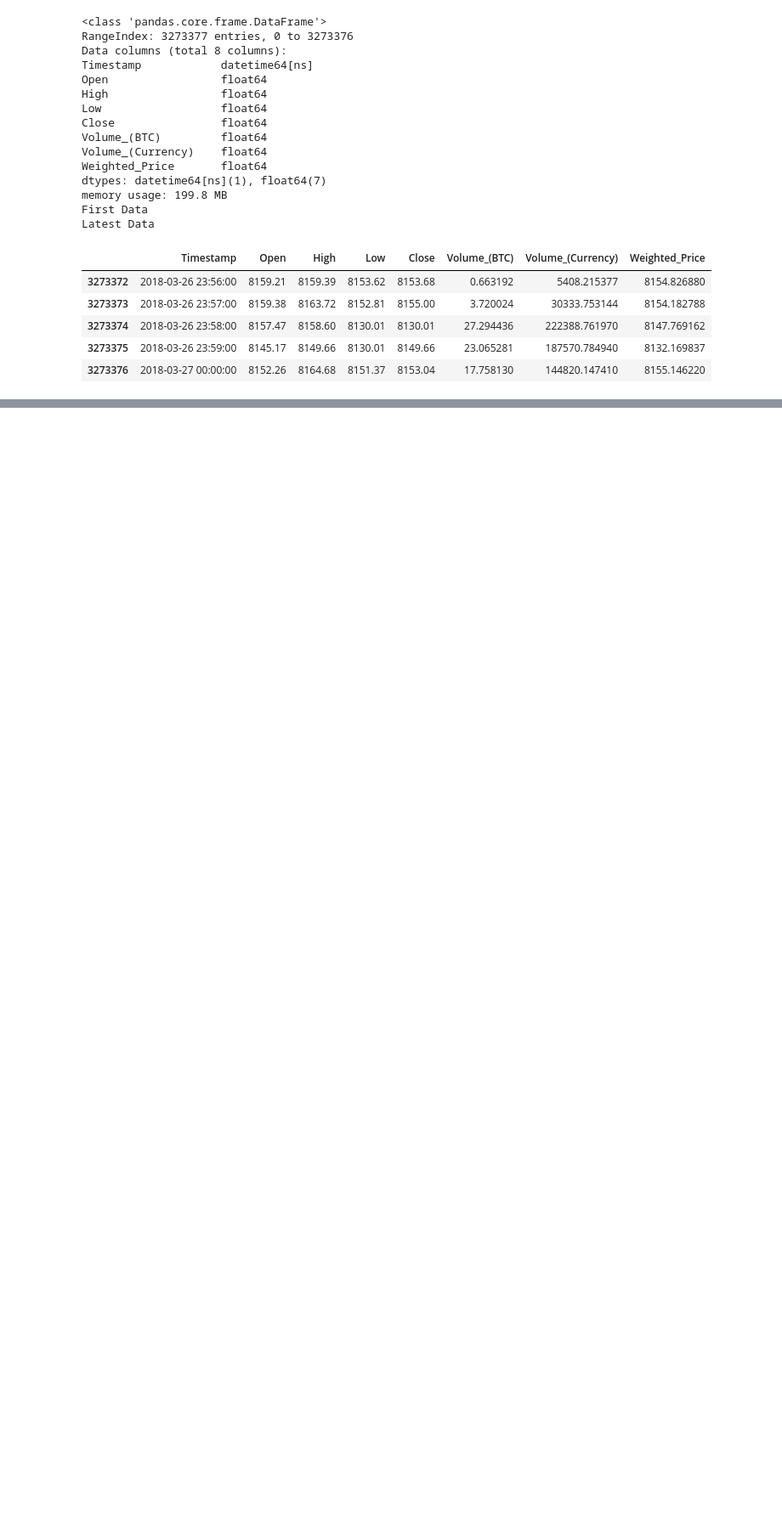
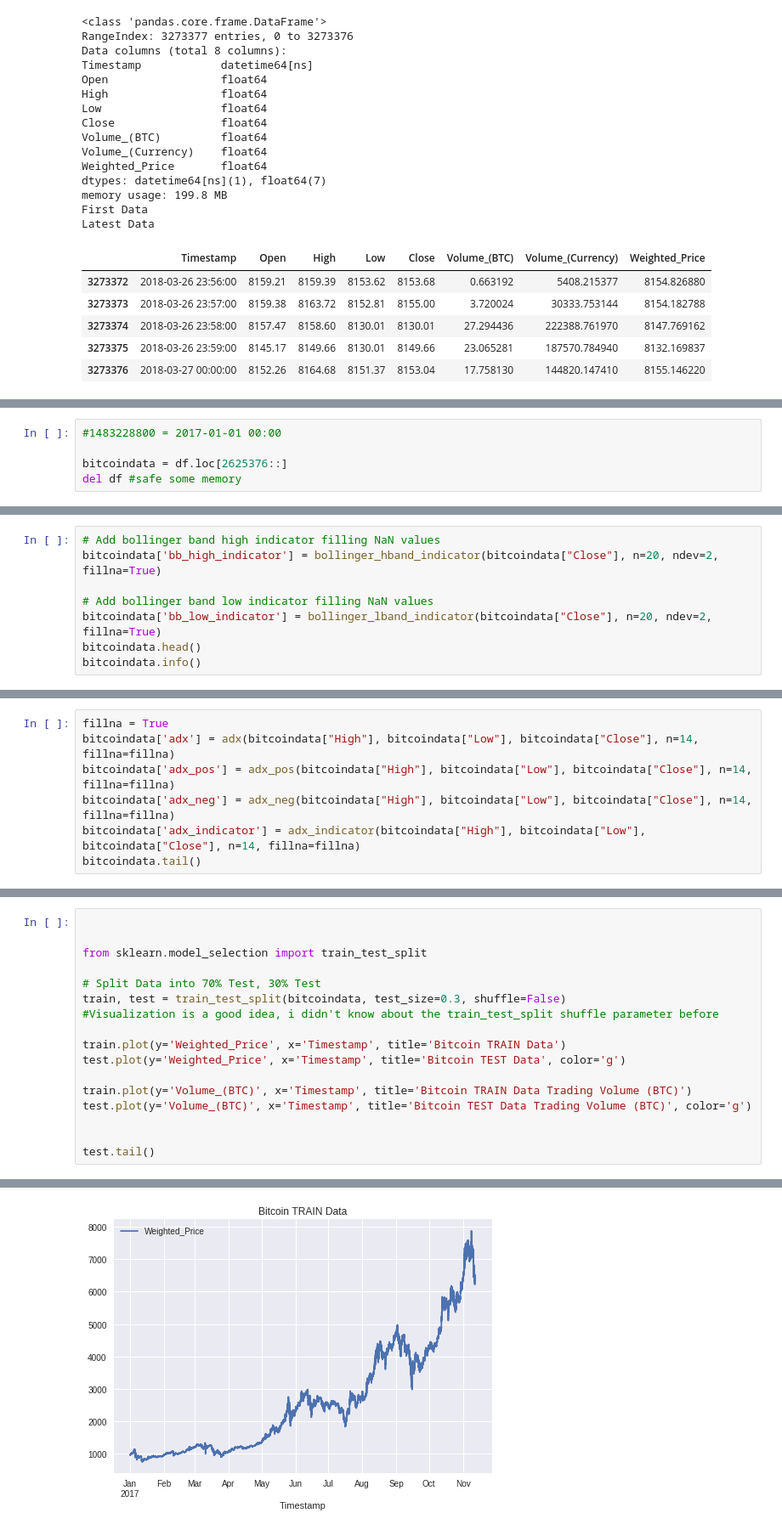
Before and after one commit to JohannesFerner/playing-with-tensorflow, a Jupyter notebook: first.ipynb, the cells around one changed output, grey strips where cells are left out. Shown: that part at 85% size. Saved outputs shown, nothing was run; the diff lists cells and outputs as text; blank space fills up the shorter version.

```diff
--- a/first.ipynb
+++ b/first.ipynb
@@ -81,0 +86,5 @@ Found GPU at: /device:GPU:0
+# %%
+#1483228800 = 2017-01-01 00:00
+
+bitcoindata = df.loc[2625376::]
+del df #safe some memory
@@ -81,0 +94,8 @@ Found GPU at: /device:GPU:0
+# %%
+# Add bollinger band high indicator filling NaN values
+bitcoindata['bb_high_indicator'] = bollinger_hband_indicator(bitcoindata["Close"], n=20, ndev=2, fillna=True)
+
+# Add bollinger band low indicator filling NaN values
+bitcoindata['bb_low_indicator'] = bollinger_lband_indicator(bitcoindata["Close"], n=20, ndev=2, fillna=True)
+bitcoindata.head()
+bitcoindata.info()
@@ -81,0 +120,7 @@ Found GPU at: /device:GPU:0
+# %%
+fillna = True
+bitcoindata['adx'] = adx(bitcoindata["High"], bitcoindata["Low"], bitcoindata["Close"], n=14, fillna=fillna)
+bitcoindata['adx_pos'] = adx_pos(bitcoindata["High"], bitcoindata["Low"], bitcoindata["Close"], n=14, fillna=fillna)
+bitcoindata['adx_neg'] = adx_neg(bitcoindata["High"], bitcoindata["Low"], bitcoindata["Close"], n=14, fillna=fillna)
+bitcoindata['adx_indicator'] = adx_indicator(bitcoindata["High"], bitcoindata["Low"], bitcoindata["Close"], n=14, fillna=fillna)
+bitcoindata.tail()
@@ -81,0 +149,18 @@ Found GPU at: /device:GPU:0
+# %%
+
+
+from sklearn.model_selection import train_test_split
+
+# Split Data into 70% Test, 30% Test
+train, test = train_test_split(bitcoindata, test_size=0.3, shuffle=False)
+#Visualization is a good idea, i didn't know about the train_test_split shuffle parameter before
+
+train.plot(y='Weighted_Price', x='Timestamp', title='Bitcoin TRAIN Data')
+test.plot(y='Weighted_Price', x='Timestamp', title='Bitcoin TEST Data', color='g')
+
+train.plot(y='Volume_(BTC)', x='Timestamp', title='Bitcoin TRAIN Data Trading Volume (BTC)')
+test.plot(y='Volume_(BTC)', x='Timestamp', title='Bitcoin TEST Data Trading Volume (BTC)', color='g')
+
+
+test.tail()
+# %% [output]
@@ -81,0 +174 @@ Found GPU at: /device:GPU:0
+[figure, added]
```
Also changed, not shown: parts of 17 cells of this notebook.
